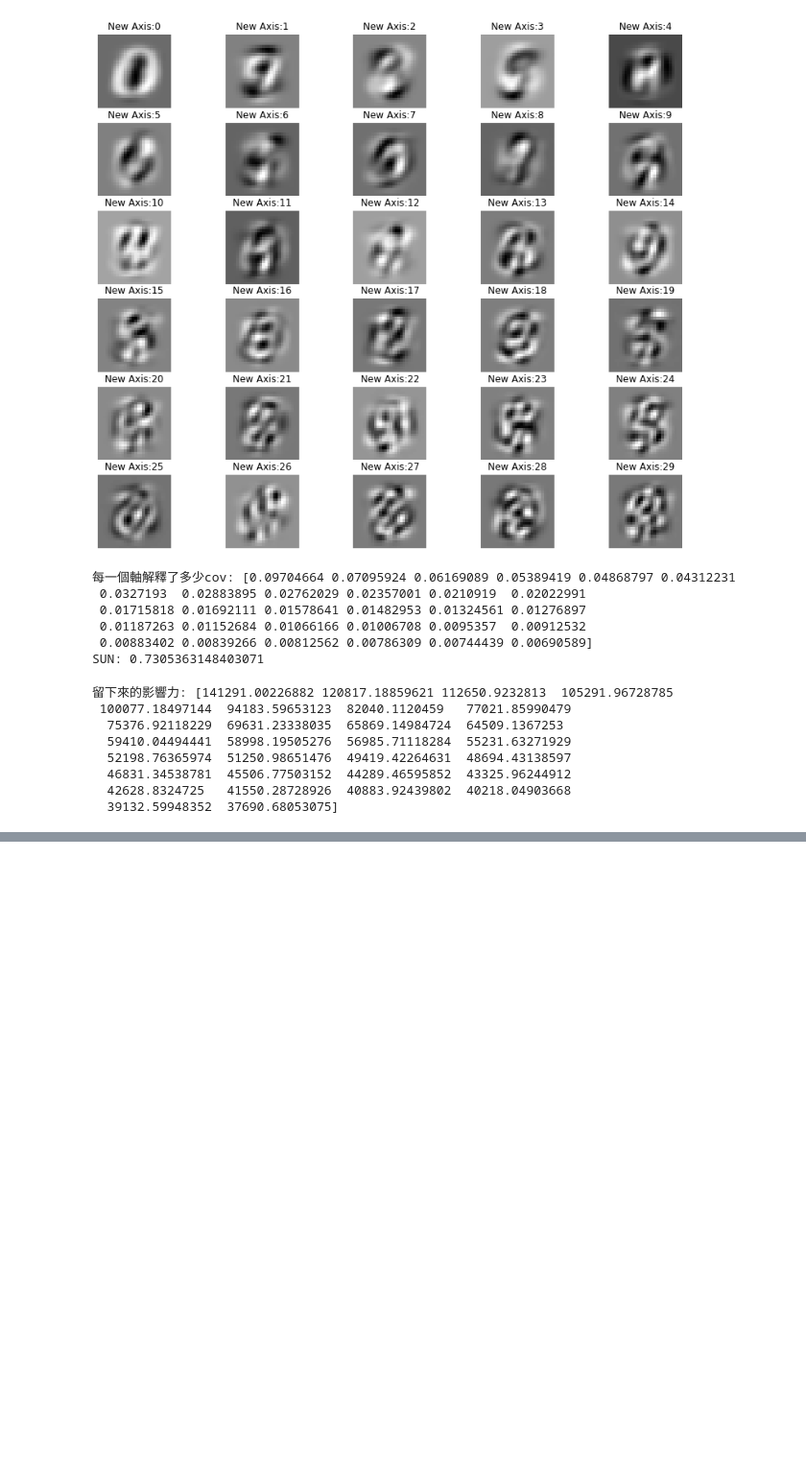
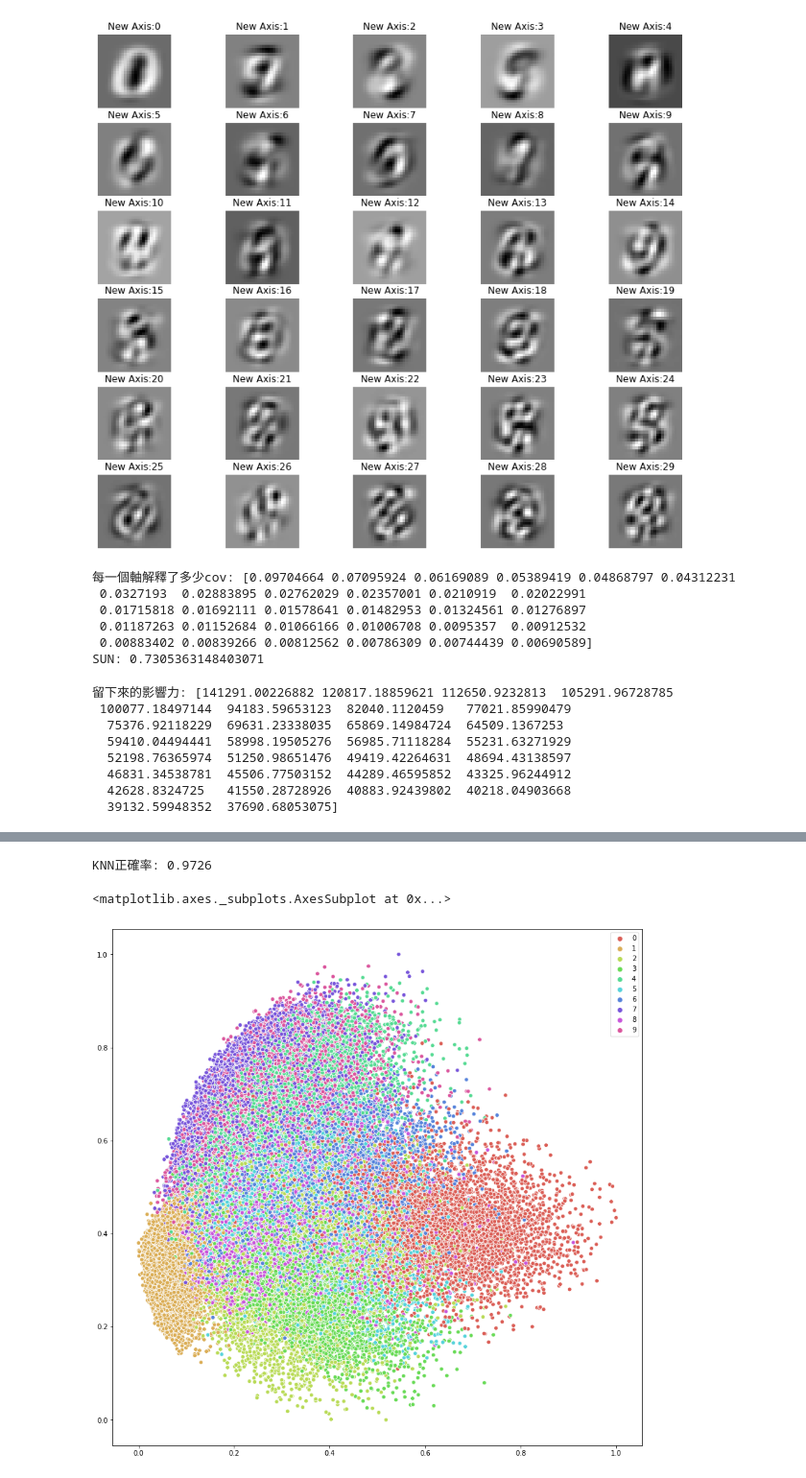
Before and after one commit to Elwing-Chou/MLDemo1211, a Jupyter notebook: number_classification.ipynb, the cells around one changed output, grey strips where cells are left out. Shown at 96% size. Saved outputs shown, nothing was run; the diff lists cells and outputs as text; code cells hidden in the pictures; blank space fills up the shorter version.

```diff
--- a/number_classification.ipynb
+++ b/number_classification.ipynb
@@ -117,0 +140,6 @@ print("留下來的影響力:", pca.singular_values_)
+# %%
+from sklearn.metrics import accuracy_score
+clf = RandomForestClassifier(n_estimators=100, max_depth=20)
+clf.fit(x_train_pca, y_train)
+pre = clf.predict(x_test_pca)
+print("正確率:", accuracy_score(pre, y_test))
@@ -117,0 +170,13 @@ print("留下來的影響力:", pca.singular_values_)
+# %%
+from sklearn.tree import DecisionTreeClassifier
+from sklearn.tree import export_graphviz
+import graphviz
+
+tree = DecisionTreeClassifier(max_depth=20)
+tree.fit(x_train_pca, y_train)
+
+g = export_graphviz(tree, max_depth=3,
+                    feature_names=["Axis({})".format(n) for n in range(30)],
+                    class_names=[str(n) for n in range(10)],
+                    filled=True)
+graphviz.Source(g)
@@ -117,0 +210,27 @@ print("留下來的影響力:", pca.singular_values_)
+# %%
+from sklearn.preprocessing import MinMaxScaler
+from sklearn.neighbors import KNeighborsClassifier
+
+scaler = MinMaxScaler()
+x_train_pca_norm = scaler.fit_transform(x_train_pca)
+x_test_pca_norm = scaler.transform(x_test_pca)
+
+knn = KNeighborsClassifier(n_neighbors=10)
+knn.fit(x_train_pca_norm, y_train)
+pre = knn.predict(x_test_pca_norm)
+print("KNN正確率:", accuracy_score(pre, y_test))
+# %% [output]
+KNN正確率: 0.9726
+# %%
+import seaborn as sns
+draw = PCA(n_components=2)
+x_train_draw = draw.fit_transform(x_train_reshape)
+x_train_draw_norm = scaler.fit_transform(x_train_draw)
+axis1 = [n[0] for n in x_train_draw_norm]
+axis2 = [n[1] for n in x_train_draw_norm]
+plt.figure(figsize=(14, 14))
+sns.scatterplot(axis1, axis2, hue=y_train,
+                palette=sns.color_palette("hls", 10))
+# %% [output]
+<matplotlib.axes._subplots.AxesSubplot at 0x...>
+[figure, added]
```
Also changed, not shown: parts of 6 cells of this notebook.
